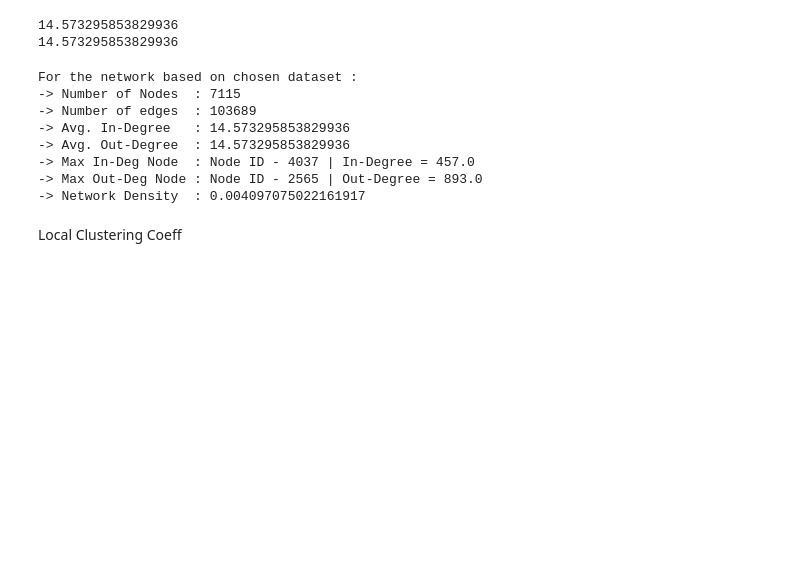
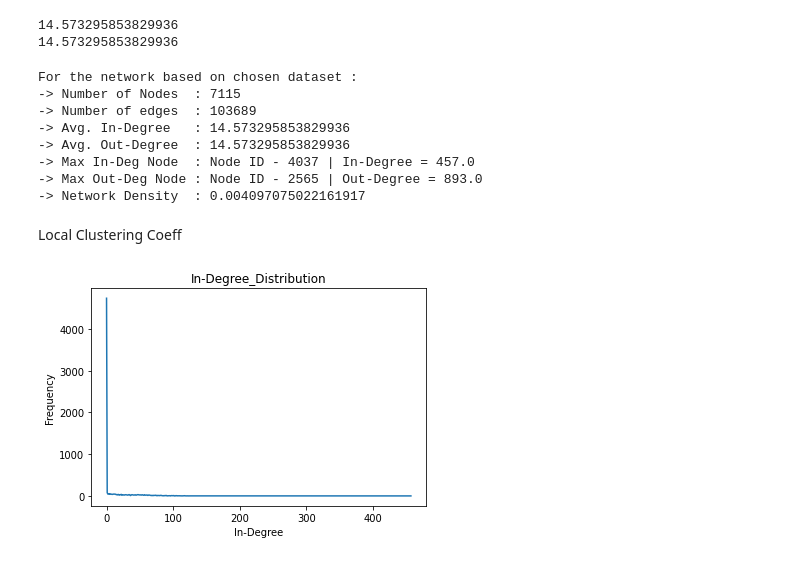
Before and after one commit to samyak19098/IR2022_A3_62, a Jupyter notebook: Q1/Q1.ipynb, the cells around one changed output. Drawn from its saved outputs; the diff is of its cells as text; code cells hidden in the pictures; blank space fills up the shorter version.

```diff
--- a/Q1/Q1.ipynb
+++ b/Q1/Q1.ipynb
@@ -127,3 +128,26 @@ for node in tqdm(range(num_nodes)):
     else:
         local_clustering_coeff_node = num_neighbourhood_links / ((num_neighbours * (num_neighbours - 1)) / 2)
     local_clustering_coeff[node] = local_clustering_coeff_node
+# %%
+def plot_distribution(distribution, xlabel, ylabel, title, save=False):
+    distribution_sorted = sorted(distribution.items(), key= lambda x:x[0])
+    # print(distribution_sorted)
+    # xlabel = "Out-Degree" if flag=="Out" else "In-Degree"
+    # ylabel = "Frequency"
+    plt_x = [x[0] for x in distribution_sorted]
+    plt_y = [y[1] for y in distribution_sorted]
+    plt.plot(plt_x, plt_y)
+    plt.xlabel(xlabel)
+    plt.ylabel(ylabel)
+    plt.title(title)
+    if(save == True):
+        plt.savefig(f"{title}.png", bbox_inches='tight', facecolor='w')
+    plt.show()
+# %%
+in_degree_distribution = dict(Counter(list(in_degrees.values())))
+out_degree_distribution = dict(Counter(list(out_degrees.values())))
+clustering_coeff_distribution = dict(Counter(list(local_clustering_coeff.values())))
+# %%
+plot_distribution(in_degree_distribution, "In-Degree", "Frequency", "In-Degree_Distribution", save=True)
+# %% [output]
+[figure, added]
```
Also changed, not shown: parts of 3 cells of this notebook, 3 other files.
